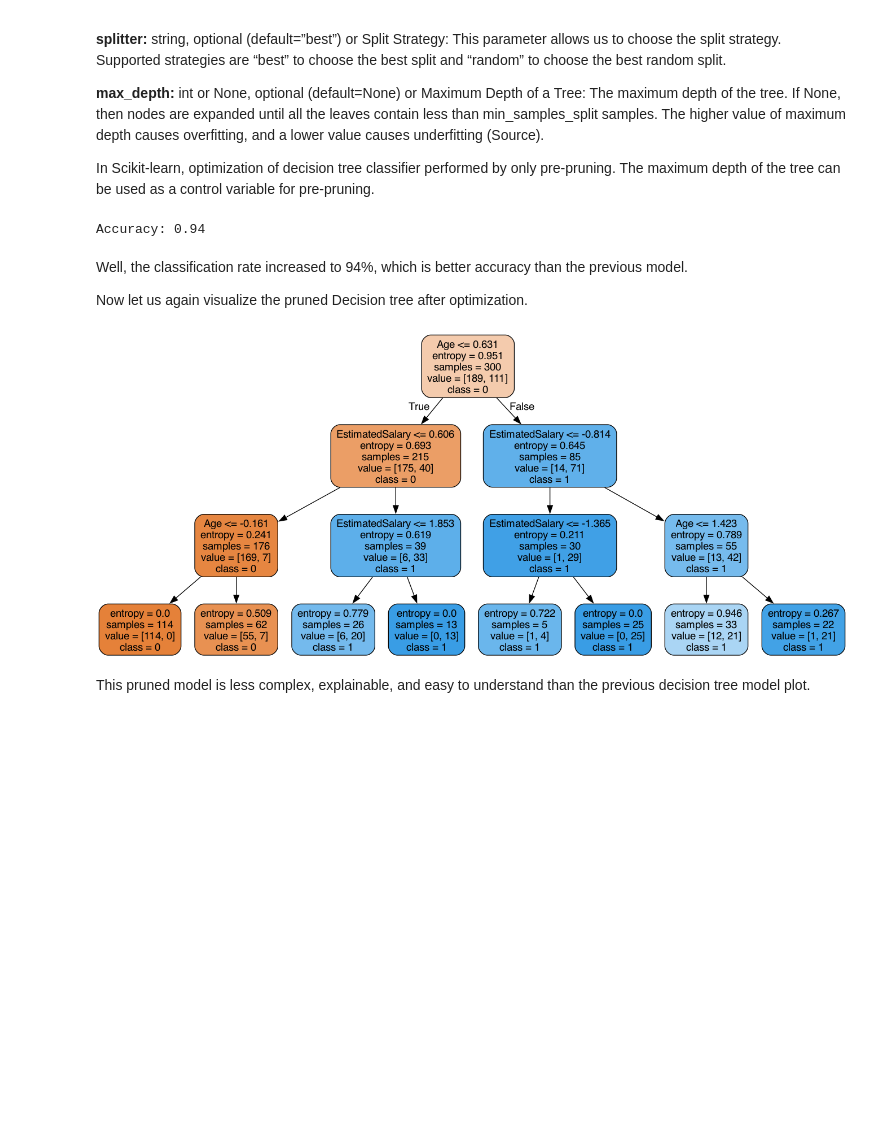
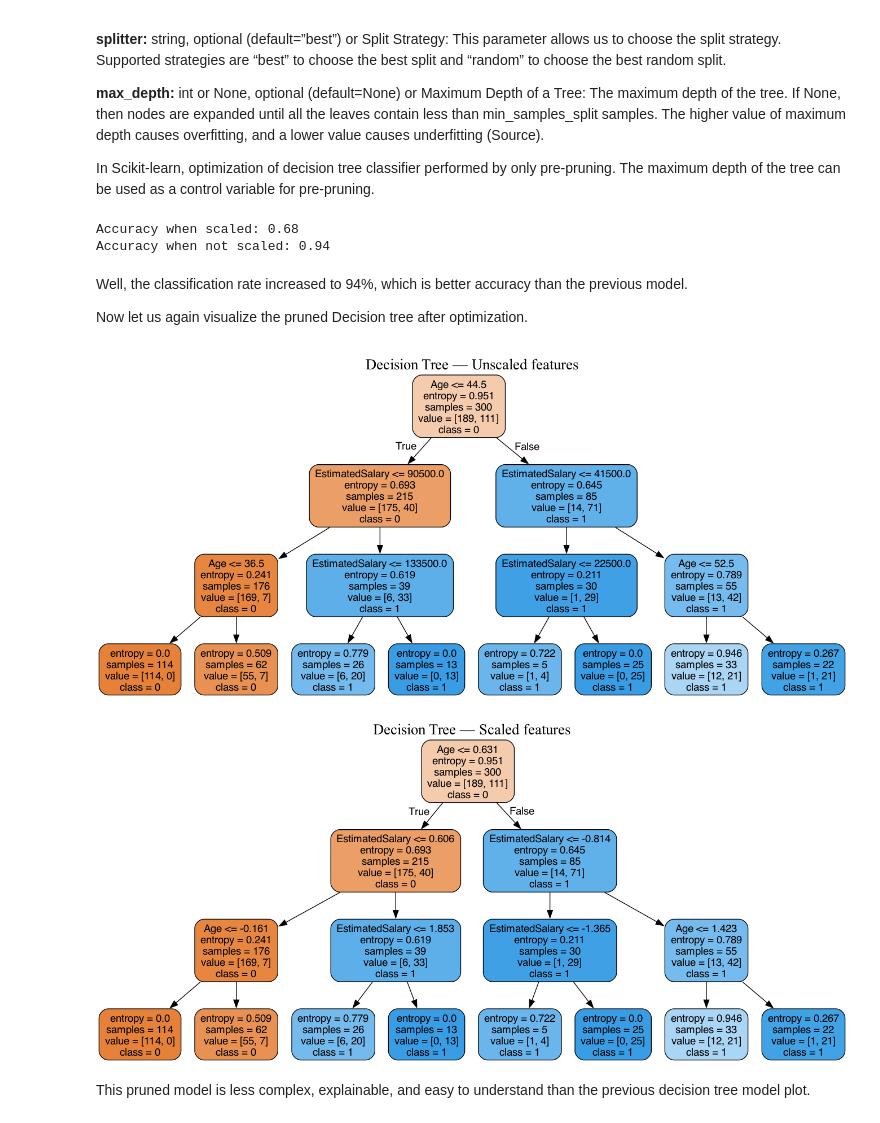
Before and after one commit to nirvana644/IATD-Machine-Learning-Algorithms, a Jupyter notebook: week_3_decision_tree_1.ipynb, the cells around one changed output. Cells and saved outputs as stored; diff of their text form; code cells hidden in the pictures; blank space fills up the shorter version.

```diff
--- a/week_3_decision_tree_1.ipynb
+++ b/week_3_decision_tree_1.ipynb
@@ -551,6 +804,7 @@ pip install pydotplus
 `export_graphviz function converts decision tree classifier into dot file and pydotplus convert this dot file to png or displayable form on Jupyter.
 # %%
 use_sklearn_to_plot_tree_bool = False
+classifier = classifier_not_scaled
 
 if use_sklearn_to_plot_tree_bool:
     from sklearn.tree import plot_tree
@@ -599,38 +853,57 @@ Here, the resultant tree is unpruned. This unpruned tree is unexplainable and no
 In Scikit-learn, optimization of decision tree classifier performed by only pre-pruning. The maximum depth of the tree can be used as a control variable for pre-pruning.
 # %%
 # Create Decision Tree classifer object
-classifier = DecisionTreeClassifier(criterion="entropy", max_depth=3)# Train Decision Tree Classifer
-classifier = classifier.fit(X_train,y_train)#Predict the response for test dataset
-y_pred = classifier.predict(X_test)# Model Accuracy, how often is the classifier correct?
-print("Accuracy:",metrics.accuracy_score(y_test, y_pred))
+# the author forgot to put a random_state, I will use the one previously used.
+# The results are the same wether scaled or not scaled.
+classifier_scaled = DecisionTreeClassifier(criterion="entropy", max_depth=3, random_state=random_state)# Train Decision Tree Classifer
+classifier_scaled.fit(X_train_scaled,y_train)#Predict the response for test dataset
+y_pred_scaled = classifier.predict(X_test_scaled)# Model Accuracy, how often is the classifier correct?
+print("Accuracy when scaled:",metrics.accuracy_score(y_test, y_pred_scaled))
+
+classifier_not_scaled = DecisionTreeClassifier(criterion="entropy", max_depth=3, random_state=random_state)# Train Decision Tree Classifer
+classifier_not_scaled.fit(X_train,y_train)#Predict the response for test dataset
+y_pred_not_scaled = classifier_not_scaled.predict(X_test)# Model Accuracy, how often is the classifier correct?
+print("Accuracy when not scaled:",metrics.accuracy_score(y_test, y_pred_not_scaled))
 # %% [output]
-Accuracy: 0.94
+Accuracy when scaled: 0.68
+Accuracy when not scaled: 0.94
 # %% [markdown]
 Well, the classification rate increased to 94%, which is better accuracy than the previous model.
 
 Now let us again visualize the pruned Decision tree after optimization.
 # %%
 if use_sklearn_to_plot_tree_bool:
+    classifier = classifier_scaled
     plt.figure(figsize=(20, 10))
     plot_tree(
         classifier,
         feature_names=feature_cols,
         class_names=["0", "1"],
         filled=True,
         rounded=True,
         fontsize=8,
     )
     plt.show()
 else:
-    dot_data = StringIO()
-    export_graphviz(classifier, out_file=dot_data,
-                    filled=True, rounded=True,
-                    special_characters=False, feature_names = feature_cols,class_names=['0','1'])
-    #graph = pydotplus.graph_from_dot_data(dot_data.getvalue())
-    dot_text = dot_data.getvalue().replace("\n", "") # This removes actual newlines from the DOT source while preserving the escaped \n used inside node labels. Keep special_characters=False.
-    graph = pydotplus.graph_from_dot_data(dot_text)
-    display(Image(graph.create_png()))
+    def plot_tree_classifier(classifier, title):
+        dot_data = StringIO()
+        export_graphviz(classifier, out_file=dot_data,
+                        filled=True, rounded=True,
+                        special_characters=False, feature_names = feature_cols,class_names=['0','1'])
+        #graph = pydotplus.graph_from_dot_data(dot_data.getvalue())
+        dot_text = dot_data.getvalue().replace("\n", "") # This removes actual newlines from the DOT source while preserving the escaped \n used inside node labels. Keep special_characters=False.
+        graph = pydotplus.graph_from_dot_data(dot_text)
+
+        graph.set_label(title)
+        graph.set_labelloc("t")  # Title at the top
+        graph.set_fontsize(20)
+
+        display(Image(graph.create_png()))
+
+    plot_tree_classifier(classifier_not_scaled, "Decision Tree — Unscaled features")
+    plot_tree_classifier(classifier_scaled, "Decision Tree — Scaled features")
 # %% [output]
-[figure, old version]
+[figure, new version]
+[figure, added]
 # %% [markdown]
 This pruned model is less complex, explainable, and easy to understand than the previous decision tree model plot.
```
Also changed, not shown: parts of 19 cells of this notebook, 5 other files.
